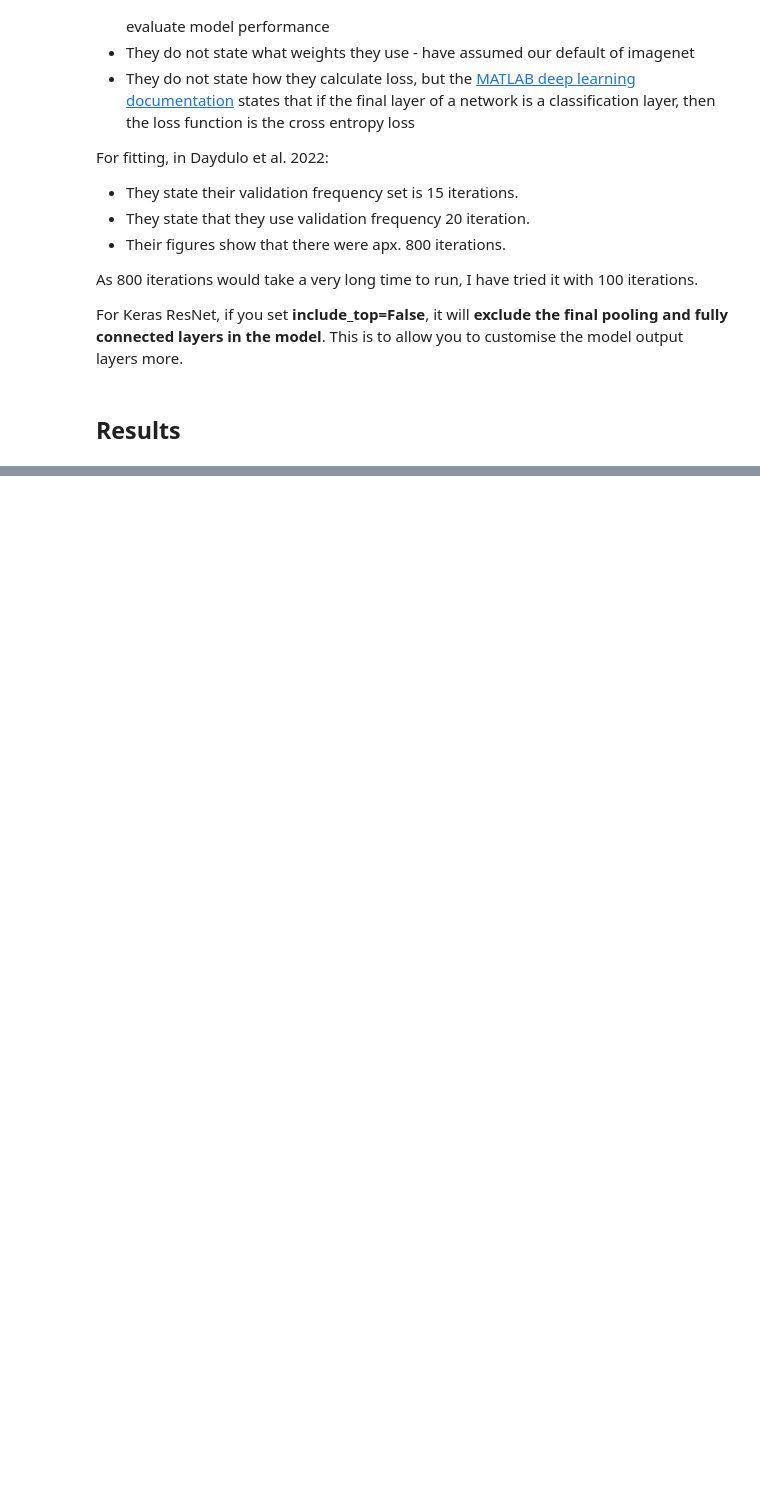
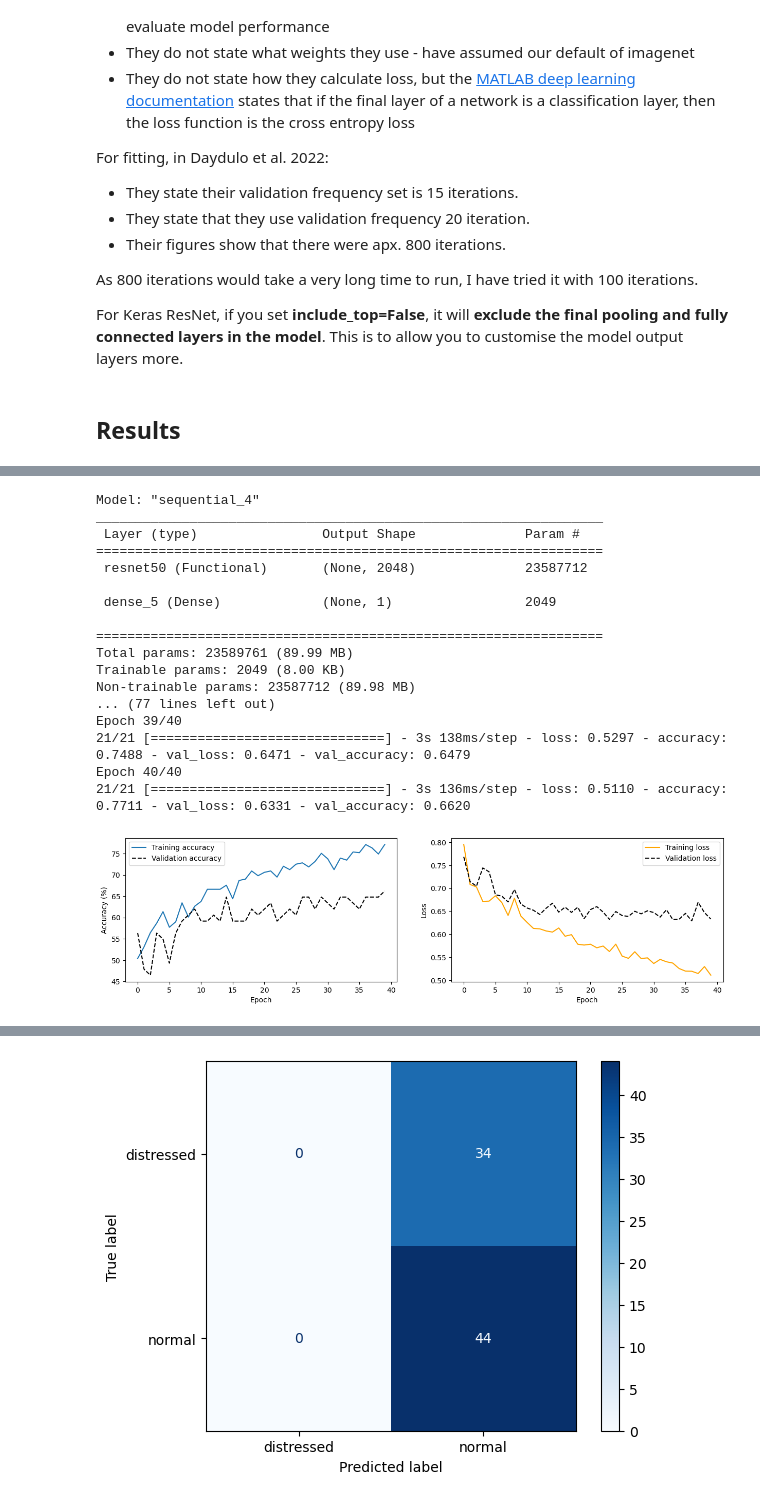
Before and after one commit to birth-outcomes/ctg_exploratory, a Jupyter notebook: 09_daydulo_resnet50.ipynb, the cells around one changed output, grey strips where cells are left out. Saved outputs shown, nothing was run; the diff lists cells and outputs as text; code cells hidden in the pictures; blank space fills up the shorter version.

```diff
--- a/09_daydulo_resnet50.ipynb
+++ b/09_daydulo_resnet50.ipynb
@@ -344,0 +351,21 @@ Given these unusual outputs, I instead returned to include_top = False, and retu
+# %%
+resnet(epochs=40)
+# %% [output]
+Model: "sequential_4"
+_________________________________________________________________
+ Layer (type)                Output Shape              Param #
+=================================================================
+ resnet50 (Functional)       (None, 2048)              23587712
+
+ dense_5 (Dense)             (None, 1)                 2049
+
+=================================================================
+Total params: 23589761 (89.99 MB)
+Trainable params: 2049 (8.00 KB)
+Non-trainable params: 23587712 (89.98 MB)
+... (77 lines left out)
+Epoch 39/40
+21/21 [==============================] - 3s 138ms/step - loss: 0.5297 - accuracy: 0.7488 - val_loss: 0.6471 - val_accuracy: 0.6479
+Epoch 40/40
+21/21 [==============================] - 3s 136ms/step - loss: 0.5110 - accuracy: 0.7711 - val_loss: 0.6331 - val_accuracy: 0.6620
+[figure, added]
@@ -345,3 +375,4 @@ Given these unusual outputs, I instead returned to include_top = False, and retu
+[figure, added]
 # %%
 resnet(epochs=200, dropout_1=True, layer_1000=True, dropout_2=True)
 # %% [output]
```
Also changed, not shown: parts of 4 cells of this notebook.
